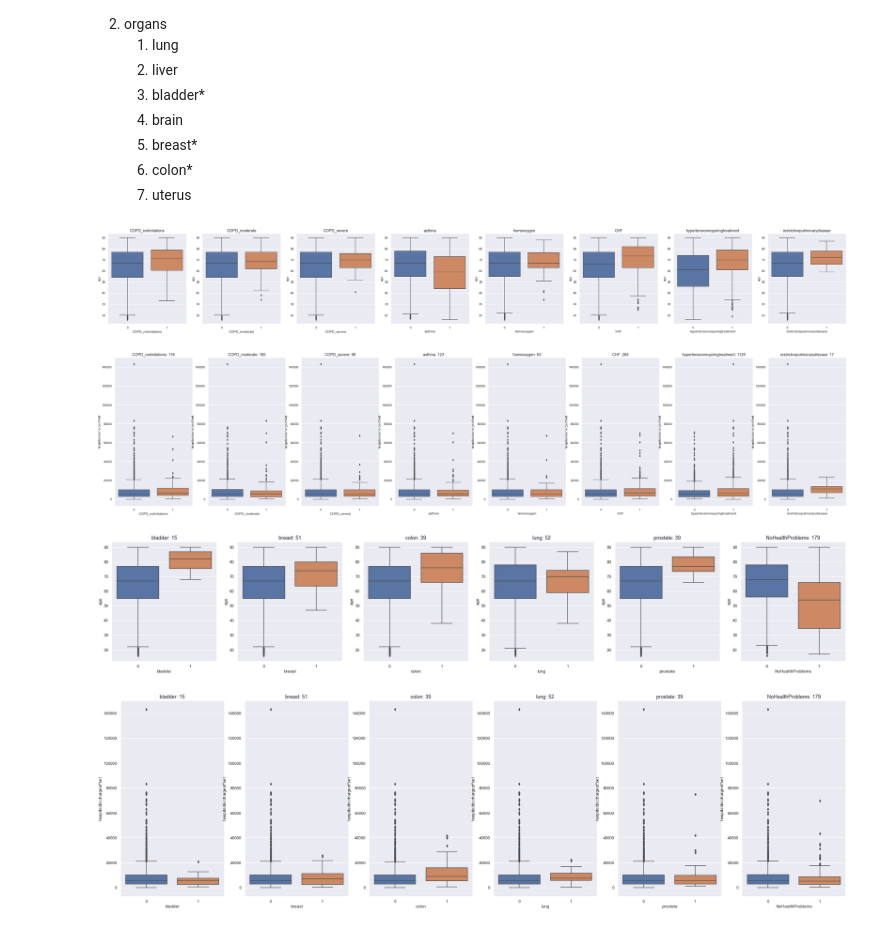
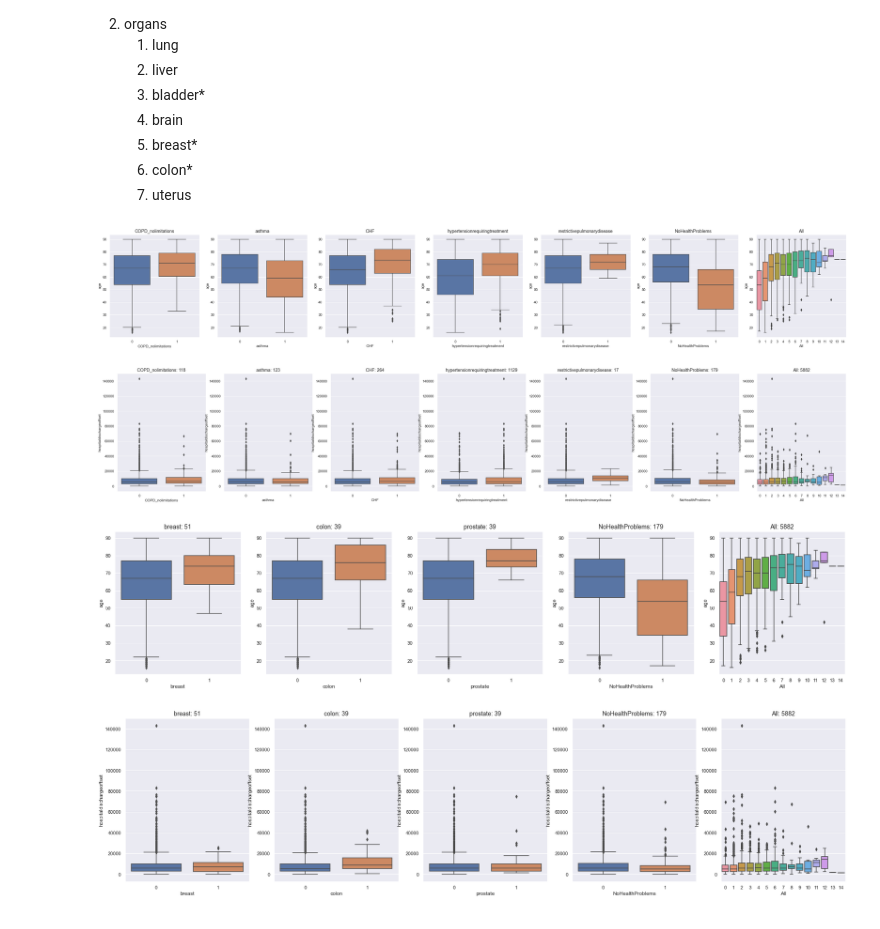
Before and after one commit to dianamJLAB/DS6050, a Jupyter notebook: eICU_gan/gan_work/eICU_exploration.ipynb, the cells around one changed output. Cells and saved outputs as stored; diff of their text form; code cells hidden in the pictures.

Commit message:
updating box plots at bottom to be of categories of interest

```diff
--- a/eICU_gan/gan_work/eICU_exploration.ipynb
+++ b/eICU_gan/gan_work/eICU_exploration.ipynb
@@ -995,24 +995,24 @@ df = pd.read_csv('../data/patients_allpasthistory_onehot.csv')
     1. colon*
     1. uterus
 # %%
-xs = ['COPD_nolimitations','COPD_moderate','COPD_severe','asthma','CHF','hypertensionrequiringtreatment','restrictivepulmonarydisease','NoHealthProblems']
+xs = ['COPD_nolimitations','asthma','CHF','hypertensionrequiringtreatment','restrictivepulmonarydisease','NoHealthProblems','All']
 
 fig, axes = plt.subplots(1, len(xs), figsize=(len(xs) * 6, 6))
 
 for i in range(0, len(xs)):
     sns.boxplot(data=df, x=xs[i], y='age', ax=axes[i])
     axes[i].set_title(xs[i], fontsize=14)
 
-fig, axes = plt.subplots(1, len(xs), figsize=(len(xs) * 6, 10))
+fig, axes = plt.subplots(1, len(xs), figsize=(len(xs) * 6, 7))
 
 for i in range(0, len(xs)):
     sns.boxplot(data=df, x=xs[i], y='hospitaldischargeoffset', ax=axes[i])
     axes[i].set_title(xs[i] + ': ' + str(df[xs[i]].sum()), fontsize=14)
 # %% [output]
-[figure, old version]
+[figure, new version]
-[figure, old version]
+[figure, new version]
 # %%
-xs = ['bladder','breast','colon','lung','prostate','NoHealthProblems']
+xs = ['breast','colon','prostate','NoHealthProblems','All']
 
 fig, axes = plt.subplots(1, len(xs), figsize=(len(xs) * 6, 6))
 
@@ -1020,14 +1020,14 @@ for i in range(0, len(xs)):
     sns.boxplot(data=df, x=xs[i], y='age', ax=axes[i])
     axes[i].set_title(xs[i] + ': ' + str(df[xs[i]].sum()), fontsize=14)
 
-fig, axes = plt.subplots(1, len(xs), figsize=(len(xs) * 6, 10))
+fig, axes = plt.subplots(1, len(xs), figsize=(len(xs) * 6, 7))
 
 for i in range(0, len(xs)):
     sns.boxplot(data=df, x=xs[i], y='hospitaldischargeoffset', ax=axes[i])
     axes[i].set_title(xs[i] + ': ' + str(df[xs[i]].sum()), fontsize=14)
 # %% [output]
-[figure, old version]
+[figure, new version]
-[figure, old version]
+[figure, new version]
 # %%
 # All is the count of total past histories entered for the unit stay
 xs = ['dischargestatus_Alive','gender_Male','ethnicity_Caucasian','NotObtainable','All','NoHealthProblems']
```
Also changed, not shown: parts of 1 cell of this notebook.
